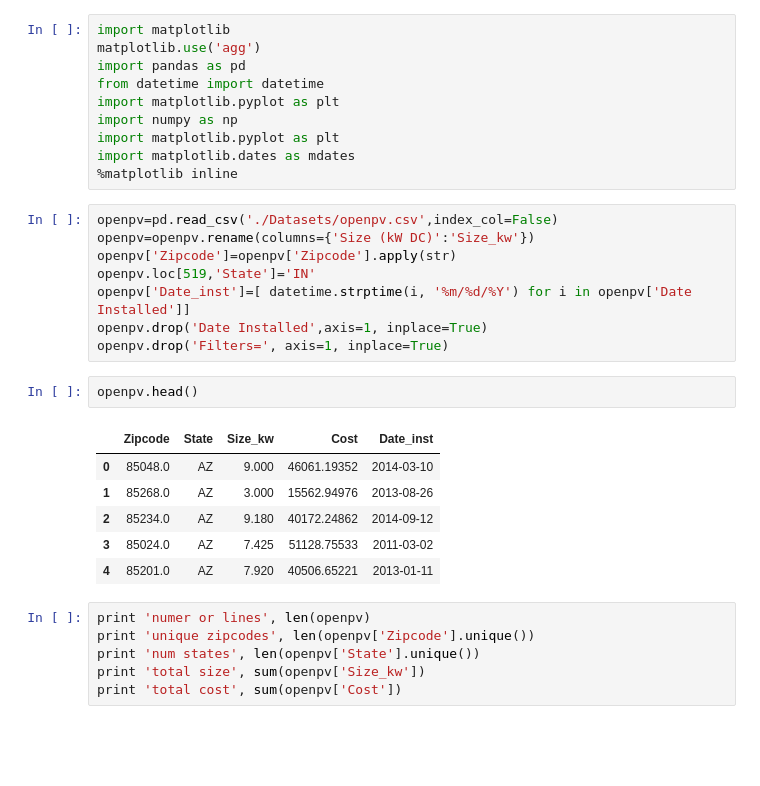
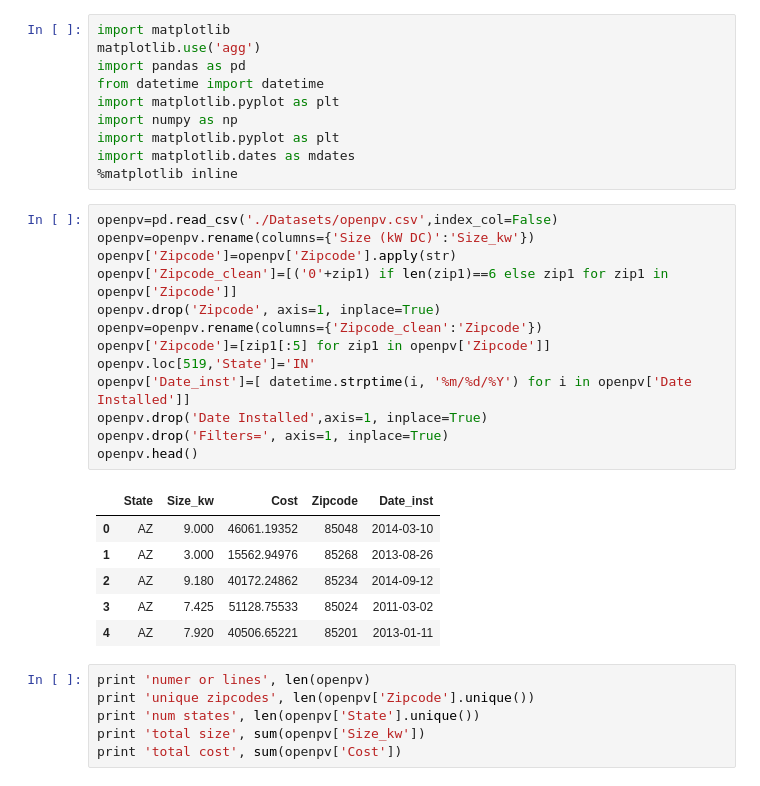
Before and after one commit to ugorbolsky/DI-GLOW, a Jupyter notebook: OpenPV.ipynb, the cells around one changed output. Saved outputs shown, nothing was run; the diff lists cells and outputs as text; blank space fills up the shorter version.

```diff
--- a/OpenPV.ipynb
+++ b/OpenPV.ipynb
@@ -11,20 +11,23 @@ import matplotlib.dates as mdates
 # %%
 openpv=pd.read_csv('./Datasets/openpv.csv',index_col=False)
 openpv=openpv.rename(columns={'Size (kW DC)':'Size_kw'})
 openpv['Zipcode']=openpv['Zipcode'].apply(str)
+openpv['Zipcode_clean']=[('0'+zip1) if len(zip1)==6 else zip1 for zip1 in openpv['Zipcode']]
+openpv.drop('Zipcode', axis=1, inplace=True)
+openpv=openpv.rename(columns={'Zipcode_clean':'Zipcode'})
+openpv['Zipcode']=[zip1[:5] for zip1 in openpv['Zipcode']]
 openpv.loc[519,'State']='IN'
 openpv['Date_inst']=[ datetime.strptime(i, '%m/%d/%Y') for i in openpv['Date Installed']]
 openpv.drop('Date Installed',axis=1, inplace=True)
 openpv.drop('Filters=', axis=1, inplace=True)
+openpv.head()
+# %% [output]
+|  | State | Size_kw | Cost | Zipcode | Date_inst |
+| 0 | AZ | 9.000 | 46061.19352 | 85048 | 2014-03-10 |
+| 1 | AZ | 3.000 | 15562.94976 | 85268 | 2013-08-26 |
+| 2 | AZ | 9.180 | 40172.24862 | 85234 | 2014-09-12 |
+| 3 | AZ | 7.425 | 51128.75533 | 85024 | 2011-03-02 |
+| 4 | AZ | 7.920 | 40506.65221 | 85201 | 2013-01-11 |
-# %%
-openpv.head()
-# %% [output]
-|  | Zipcode | State | Size_kw | Cost | Date_inst |
-| 0 | 85048.0 | AZ | 9.000 | 46061.19352 | 2014-03-10 |
-| 1 | 85268.0 | AZ | 3.000 | 15562.94976 | 2013-08-26 |
-| 2 | 85234.0 | AZ | 9.180 | 40172.24862 | 2014-09-12 |
-| 3 | 85024.0 | AZ | 7.425 | 51128.75533 | 2011-03-02 |
-| 4 | 85201.0 | AZ | 7.920 | 40506.65221 | 2013-01-11 |
 # %%
 print 'numer or lines', len(openpv)
 print 'unique zipcodes', len(openpv['Zipcode'].unique())
```
Also changed, not shown: parts of 8 cells of this notebook, 7 other files.
